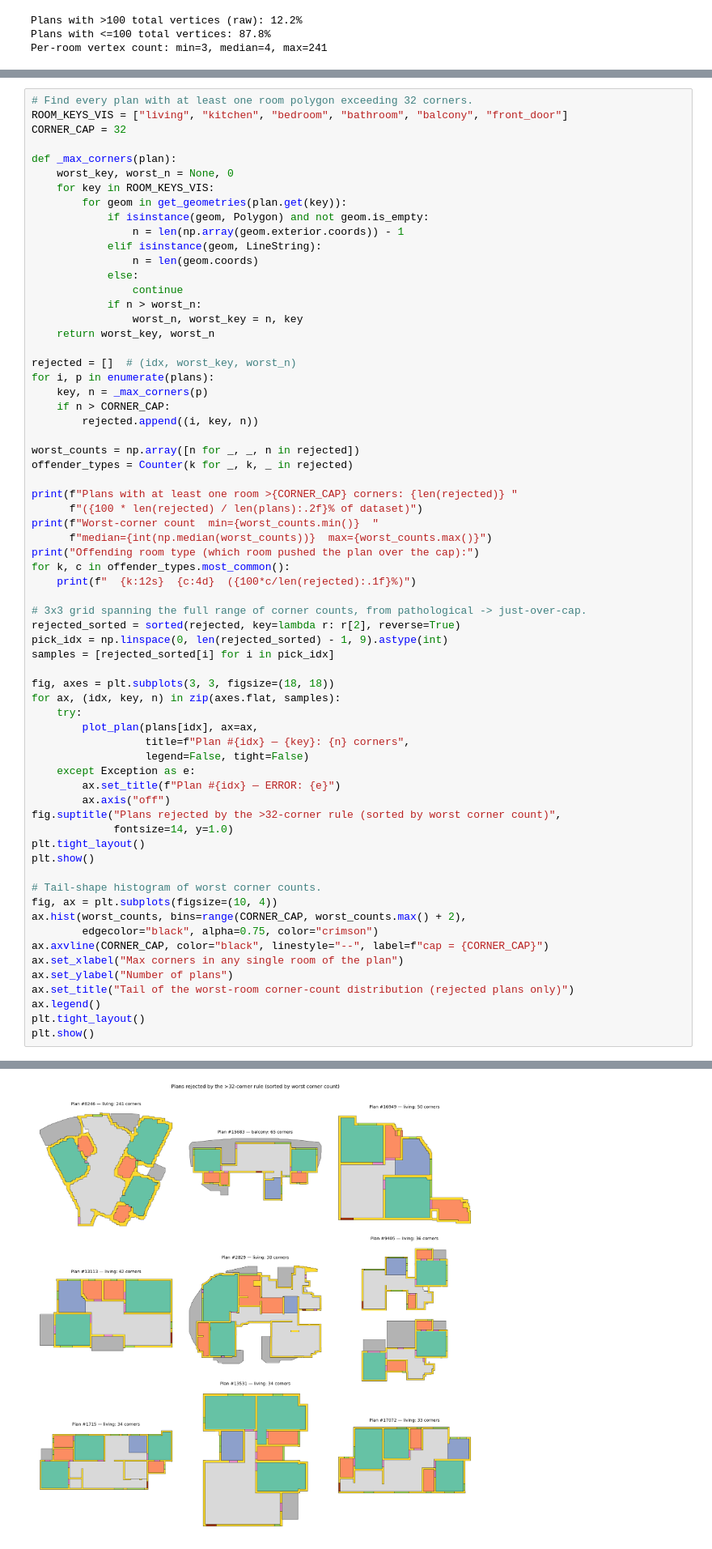
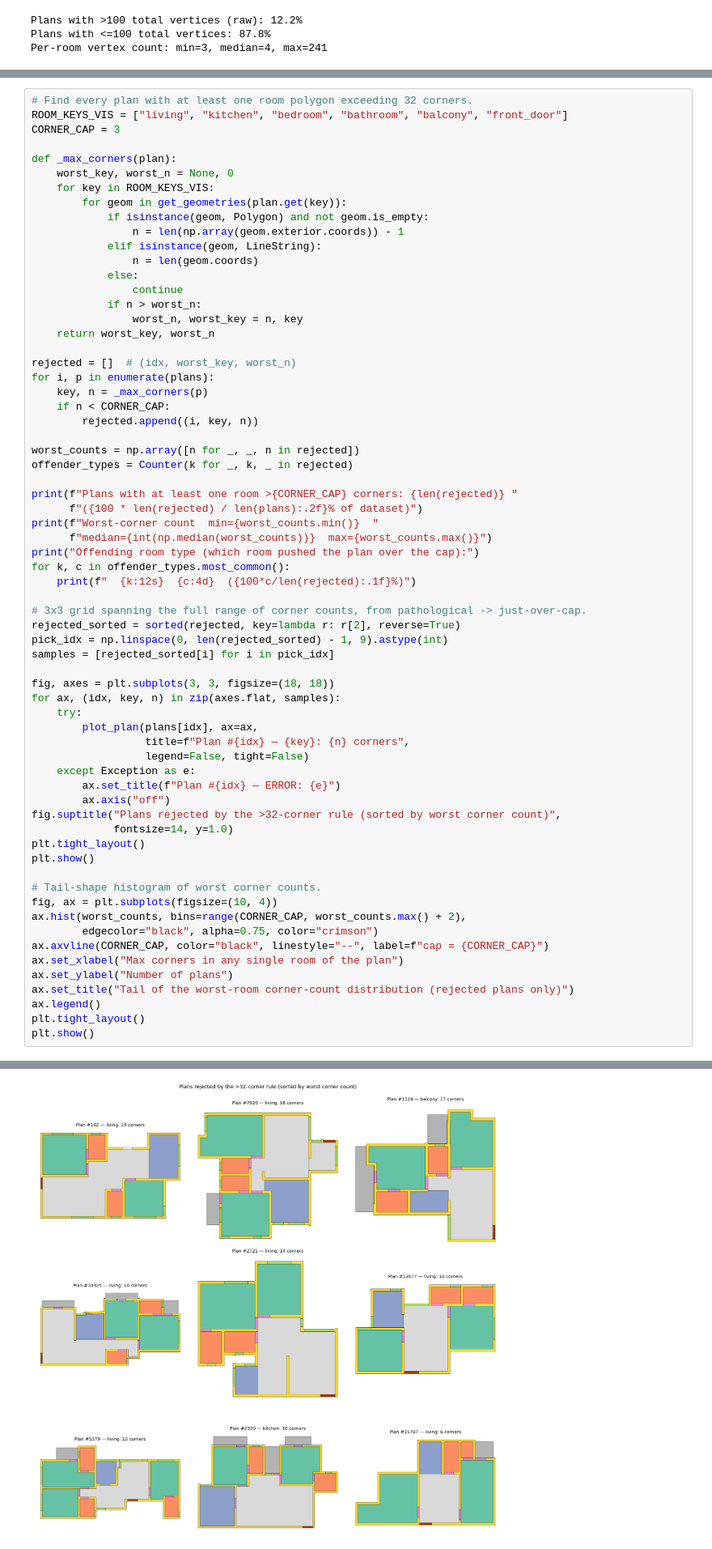
Before and after one commit to nickiliak/Floorplan-Diffusion-Models, a Jupyter notebook: notebooks/01_resplan_exploration.ipynb, the cells around one changed output, grey strips where cells are left out. Shown at 81% size. Saved outputs shown, nothing was run; the diff lists cells and outputs as text.

Commit message:
exploariations of corners and shit

```diff
--- a/notebooks/01_resplan_exploration.ipynb
+++ b/notebooks/01_resplan_exploration.ipynb
@@ -384,7 +385,7 @@ version recover them via `polygon.simplify()`?
 # %%
 # Find every plan with at least one room polygon exceeding 32 corners.
 ROOM_KEYS_VIS = ["living", "kitchen", "bedroom", "bathroom", "balcony", "front_door"]
-CORNER_CAP = 32
+CORNER_CAP = 3
 
 def _max_corners(plan):
     worst_key, worst_n = None, 0
@@ -403,7 +404,7 @@ def _max_corners(plan):
 rejected = []  # (idx, worst_key, worst_n)
 for i, p in enumerate(plans):
     key, n = _max_corners(p)
-    if n > CORNER_CAP:
+    if n < CORNER_CAP:
         rejected.append((i, key, n))
 
 worst_counts = np.array([n for _, _, n in rejected])
@@ -459 +460 @@ Offending room type (which room pushed the plan over the cap):
-[figure, old version]
+[figure, new version]
```
Also changed, not shown: parts of 3 cells of this notebook, 2 other files.
